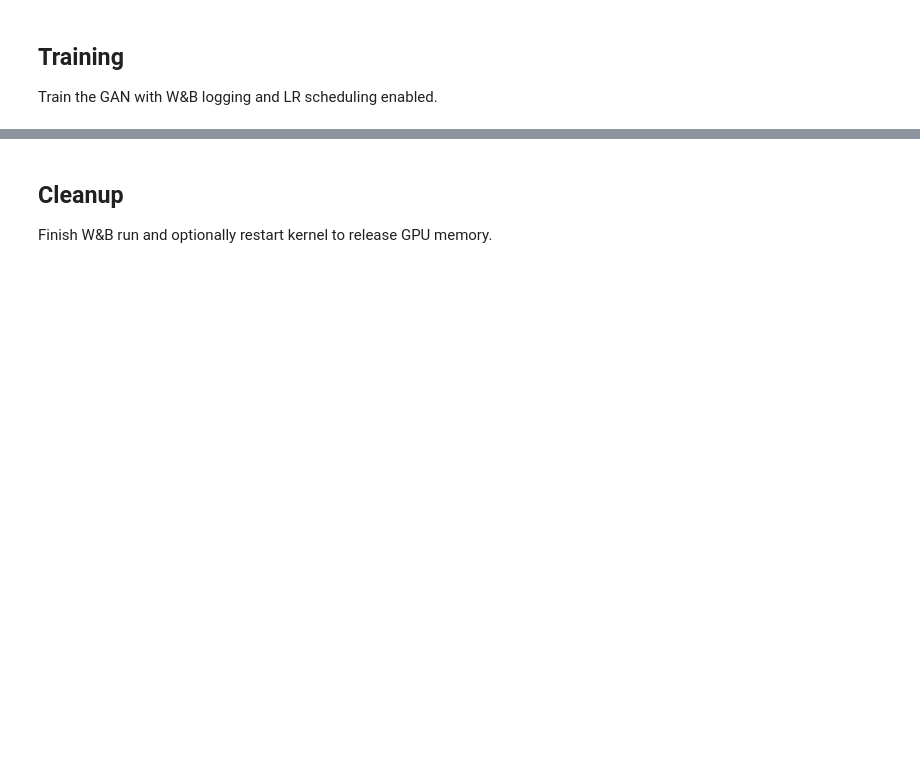
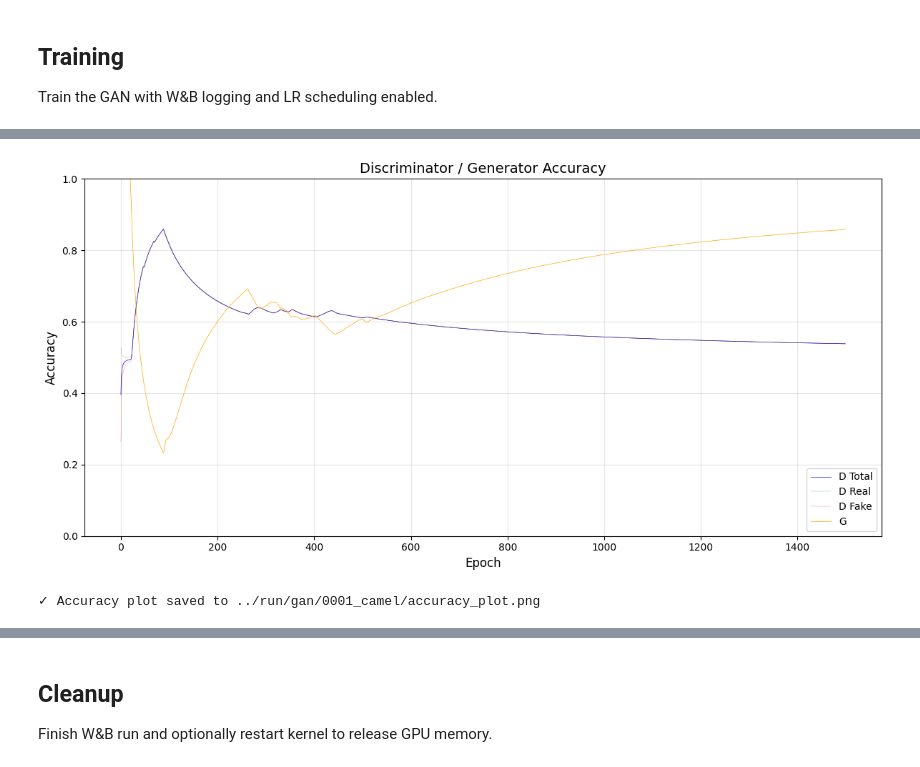
Before and after one commit to cataluna84/Generative_Deep_Learning, a Jupyter notebook: v1/notebooks/04_01_gan_camel_train.ipynb, the cells around one changed output, grey strips where cells are left out. Saved outputs shown, nothing was run; the diff lists cells and outputs as text; code cells hidden in the pictures; blank space fills up the shorter version.

```diff
--- a/v1/notebooks/04_01_gan_camel_train.ipynb
+++ b/v1/notebooks/04_01_gan_camel_train.ipynb
@@ -572,0 +609,44 @@ print(f"✓ Training summary saved to {RUN_FOLDER}/training_summary.png")
+# %%
+# =============================================================================
+# PLOT 2: DISCRIMINATOR / GENERATOR ACCURACY VS EPOCH
+# =============================================================================
+# Shows how well each network performs its classification task.
+# Ideally, discriminator accuracy converges to 50% (random guessing).
+
+fig, ax = plt.subplots(figsize=(12, 6))
+
+# Plot discriminator accuracies
+ax.plot(
+    [x[3] for x in gan.d_losses],
+    color='blue', linewidth=0.5, label='D Total'
+)
+ax.plot(
+    [x[4] for x in gan.d_losses],
+    color='green', linewidth=0.25, alpha=0.6, label='D Real'
+)
+ax.plot(
+    [x[5] for x in gan.d_losses],
+    color='red', linewidth=0.25, alpha=0.6, label='D Fake'
+)
+
+# Plot generator accuracy
+ax.plot(
+    [x[1] for x in gan.g_losses],
+    color='orange', linewidth=0.5, label='G'
+)
+
+# Configure plot
+ax.set_xlabel('Epoch', fontsize=12)
+ax.set_ylabel('Accuracy', fontsize=12)
+ax.set_title('Discriminator / Generator Accuracy', fontsize=14)
+ax.legend(loc='lower right')
+ax.set_ylim(0, 1)
+ax.grid(True, alpha=0.3)
+
+plt.tight_layout()
+plt.savefig(os.path.join(RUN_FOLDER, 'accuracy_plot.png'), dpi=200, bbox_inches='tight')
+plt.show()
+print(f"✓ Accuracy plot saved to {RUN_FOLDER}/accuracy_plot.png")
+# %% [output]
+[figure, added]
+✓ Accuracy plot saved to ../run/gan/0001_camel/accuracy_plot.png
```
Also changed, not shown: parts of 28 cells of this notebook, 4 other files.
